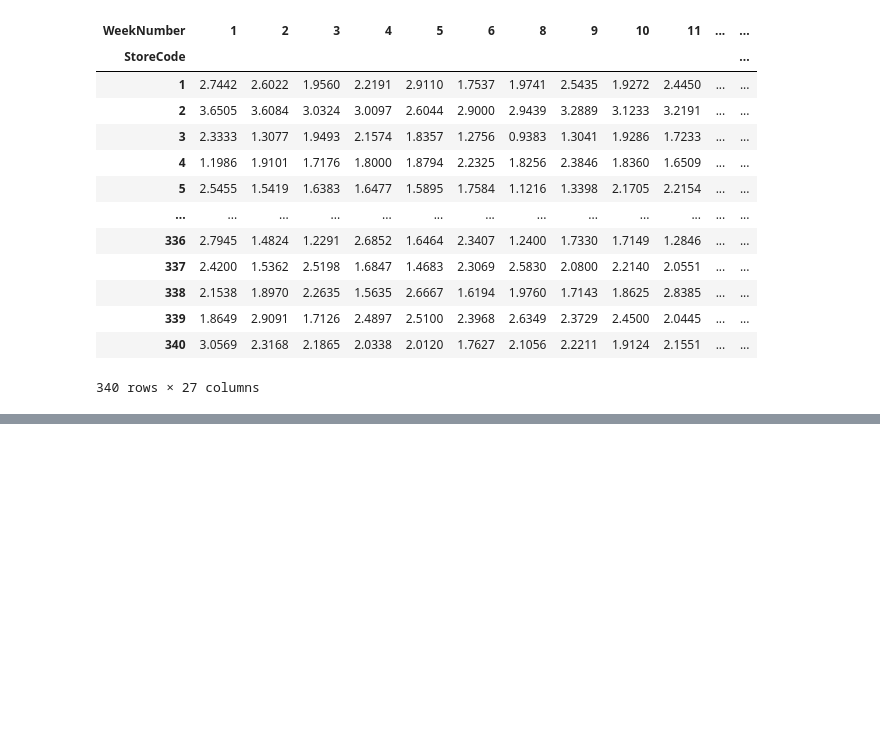
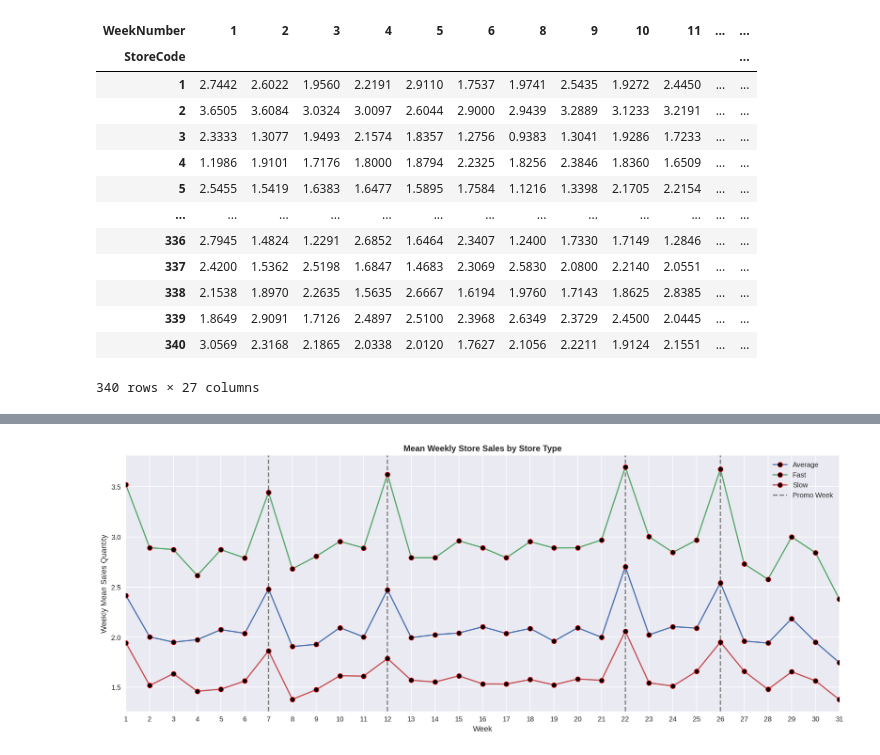
Before and after one commit to Botan-Bulut/DataScienceProjects, a Jupyter notebook: InventAnalyticsCaseStudy/working.ipynb, the cells around one changed output, grey strips where cells are left out. Cells and saved outputs as stored; diff of their text form; code cells hidden in the pictures; blank space fills up the shorter version.

```diff
--- a/InventAnalyticsCaseStudy/working.ipynb
+++ b/InventAnalyticsCaseStudy/working.ipynb
@@ -740,0 +865,8 @@ pivot_weekly_mean_store_sales
+# %%
+# Merge product information to the orgininal DataFrame:
+df1a = pd.merge(left=df1a,
+                right=avg_label_value_store[['StoreCode',
+                                             'WeightedStoreLabel']],
+                how='left', on='StoreCode')
+
+df1a.head()
@@ -740,0 +880,32 @@ pivot_weekly_mean_store_sales
+# %%
+# Plotting promotion impact on the Fast, average and slow products:
+temp = df1a[
+    ['WeightedStoreLabel', 'WeekNumber','SalesQuantity']
+    ].groupby(by=['WeekNumber', 'WeightedStoreLabel'],
+              as_index=False).mean()
+
+fig =plt.figure(figsize=(15, 6))
+ax = fig.add_subplot()
+sns.lineplot(data=temp,
+             x='WeekNumber',
+             y='SalesQuantity',
+             hue='WeightedStoreLabel',
+             marker='o',
+             mfc='k',
+             mec='r',
+             ax=ax)
+
+ax.axvline(-1, ls='--', color='k', label='Promo Week', alpha=0.50)  # Legend
+for x in promo_weeks:
+    ax.axvline(x, ls='--', color='k', alpha=0.50)
+
+ax.set_xlabel('Week')
+ax.set_xticks(range(1, 32))
+ax.set_ylabel('Weekly Mean Sales Quantity')
+ax.set_title('Mean Weekly Store Sales by Store Type')
+ax.legend()
+ax.set_xlim((1, 31))
+fig.tight_layout()
+plt.show()
+# %% [output]
+[figure, added]
```
Also changed, not shown: parts of 35 cells of this notebook.
